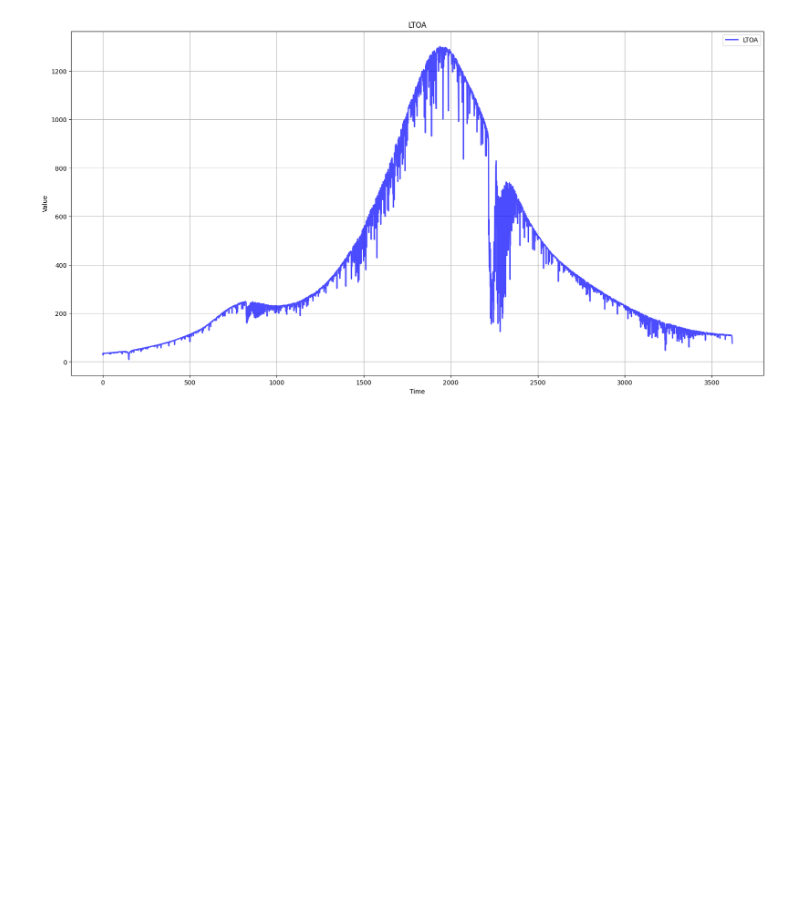
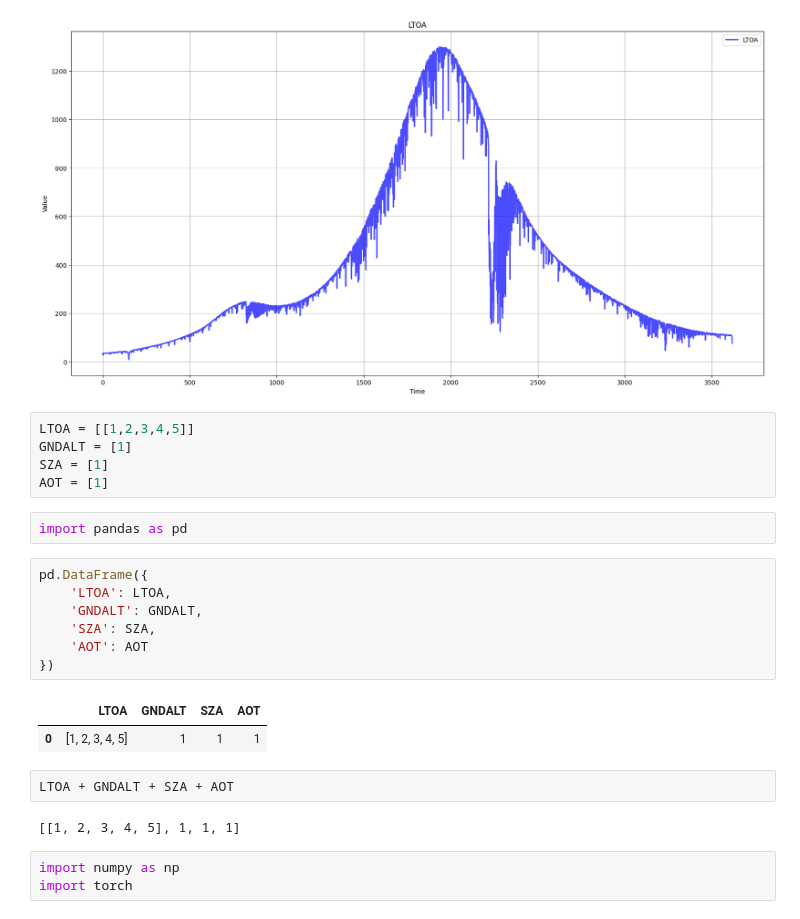
Before and after one commit to MirkoMorello/MSc_Sensors_Imaging, a Jupyter notebook: Final_Project/dataset.ipynb, the cells around one changed output. Drawn from its saved outputs; the diff is of its cells as text; blank space fills up the shorter version.

```diff
--- a/Final_Project/dataset.ipynb
+++ b/Final_Project/dataset.ipynb
@@ -47,3 +47,27 @@ plt.grid()
 plt.show()
 # %% [output]
 [figure]
+# %%
+LTOA = [[1,2,3,4,5]]
+GNDALT = [1]
+SZA = [1]
+AOT = [1]
+# %%
+import pandas as pd
+# %%
+pd.DataFrame({
+    'LTOA': LTOA,
+    'GNDALT': GNDALT,
+    'SZA': SZA,
+    'AOT': AOT
+})
+# %% [output]
+|  | LTOA | GNDALT | SZA | AOT |
+| 0 | [1, 2, 3, 4, 5] | 1 | 1 | 1 |
+# %%
+LTOA + GNDALT + SZA + AOT
+# %% [output]
+[[1, 2, 3, 4, 5], 1, 1, 1]
+# %%
+import numpy as np
+import torch
```
Also changed, not shown: parts of 4 cells of this notebook, 4 other files.
